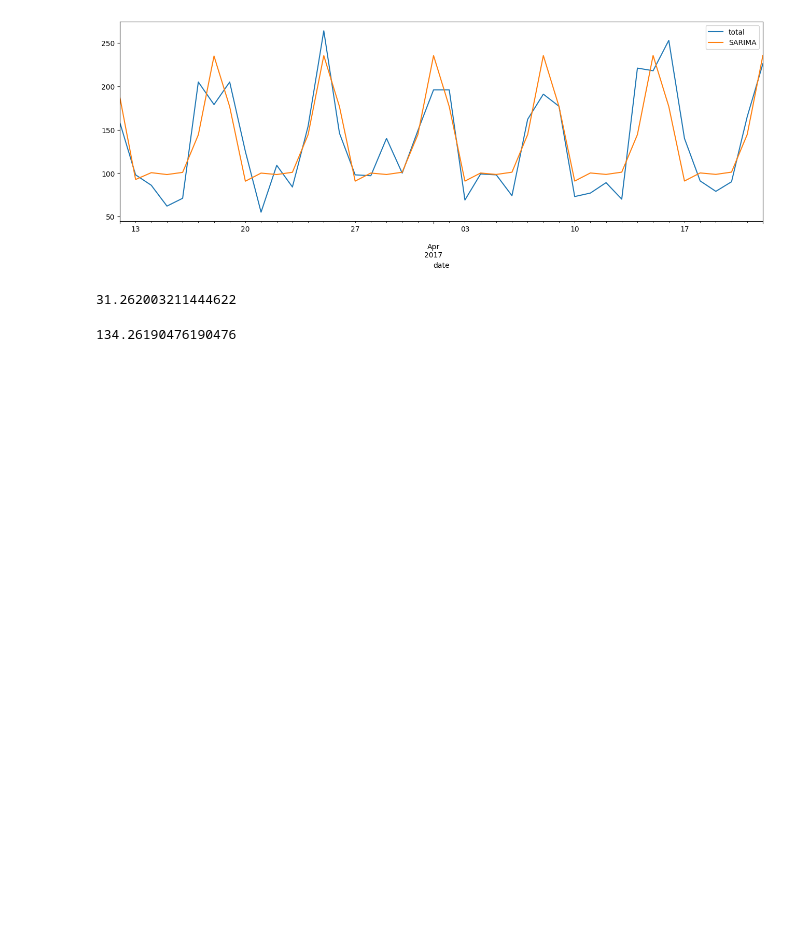
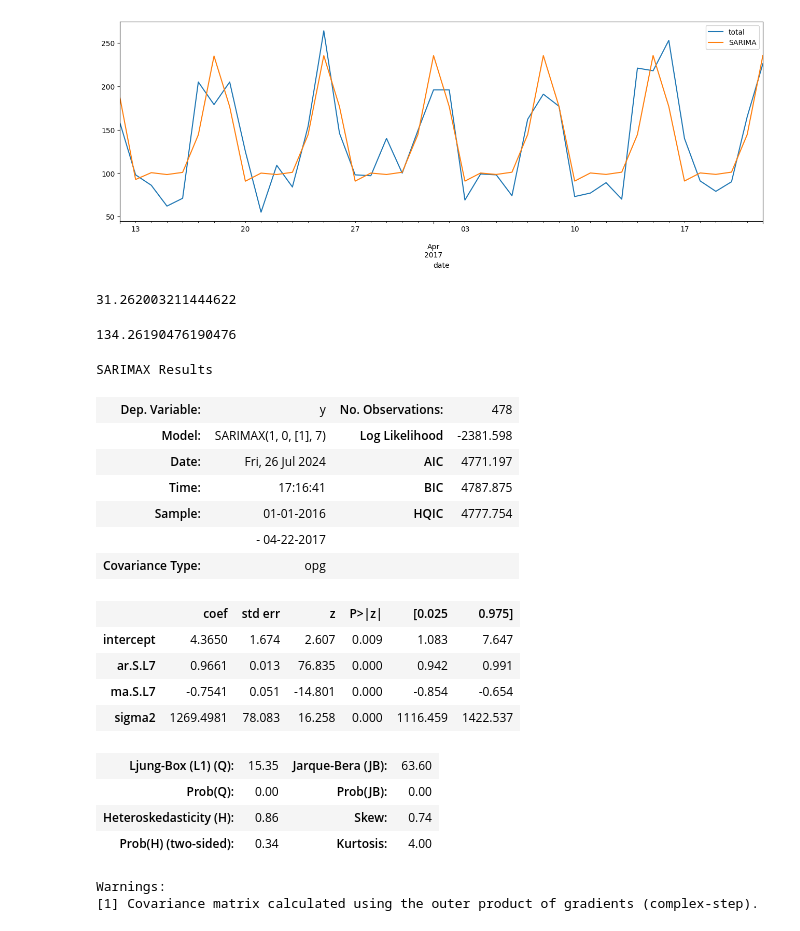
Before and after one commit to nmaiya/ColabTimeSeries, a Jupyter notebook: SARIMAX_1.ipynb, the cells around one changed output. Drawn from its saved outputs; the diff is of its cells as text; code cells hidden in the pictures; blank space fills up the shorter version.

```diff
--- a/SARIMAX_1.ipynb
+++ b/SARIMAX_1.ipynb
@@ -208,3 +205,25 @@ rmse(test['total'],pred)
 test['total'].mean()
 # %% [output]
 134.26190476190476
+# %%
+auto_arima(resResutls['total'],exogenous=resResutls[['holiday']],seasonal=True,m=7,error_action='ignore').summary()
+# %% [output]
+SARIMAX Results
+| Dep. Variable: | y | No. Observations: | 478 |
+| Model: | SARIMAX(1, 0, [1], 7) | Log Likelihood | -2381.598 |
+| Date: | Fri, 26 Jul 2024 | AIC | 4771.197 |
+| Time: | 17:16:41 | BIC | 4787.875 |
+| Sample: | 01-01-2016 | HQIC | 4777.754 |
+|  | - 04-22-2017 |  |  |
+| Covariance Type: | opg |  |  |
+|  | coef | std err | z | P>|z| | [0.025 | 0.975] |
+| intercept | 4.3650 | 1.674 | 2.607 | 0.009 | 1.083 | 7.647 |
+| ar.S.L7 | 0.9661 | 0.013 | 76.835 | 0.000 | 0.942 | 0.991 |
+| ma.S.L7 | -0.7541 | 0.051 | -14.801 | 0.000 | -0.854 | -0.654 |
+| sigma2 | 1269.4981 | 78.083 | 16.258 | 0.000 | 1116.459 | 1422.537 |
+| Ljung-Box (L1) (Q): | 15.35 | Jarque-Bera (JB): | 63.60 |
+| Prob(Q): | 0.00 | Prob(JB): | 0.00 |
+| Heteroskedasticity (H): | 0.86 | Skew: | 0.74 |
+| Prob(H) (two-sided): | 0.34 | Kurtosis: | 4.00 |
+Warnings:
+[1] Covariance matrix calculated using the outer product of gradients (complex-step).
```
Also changed, not shown: parts of 8 cells of this notebook.
